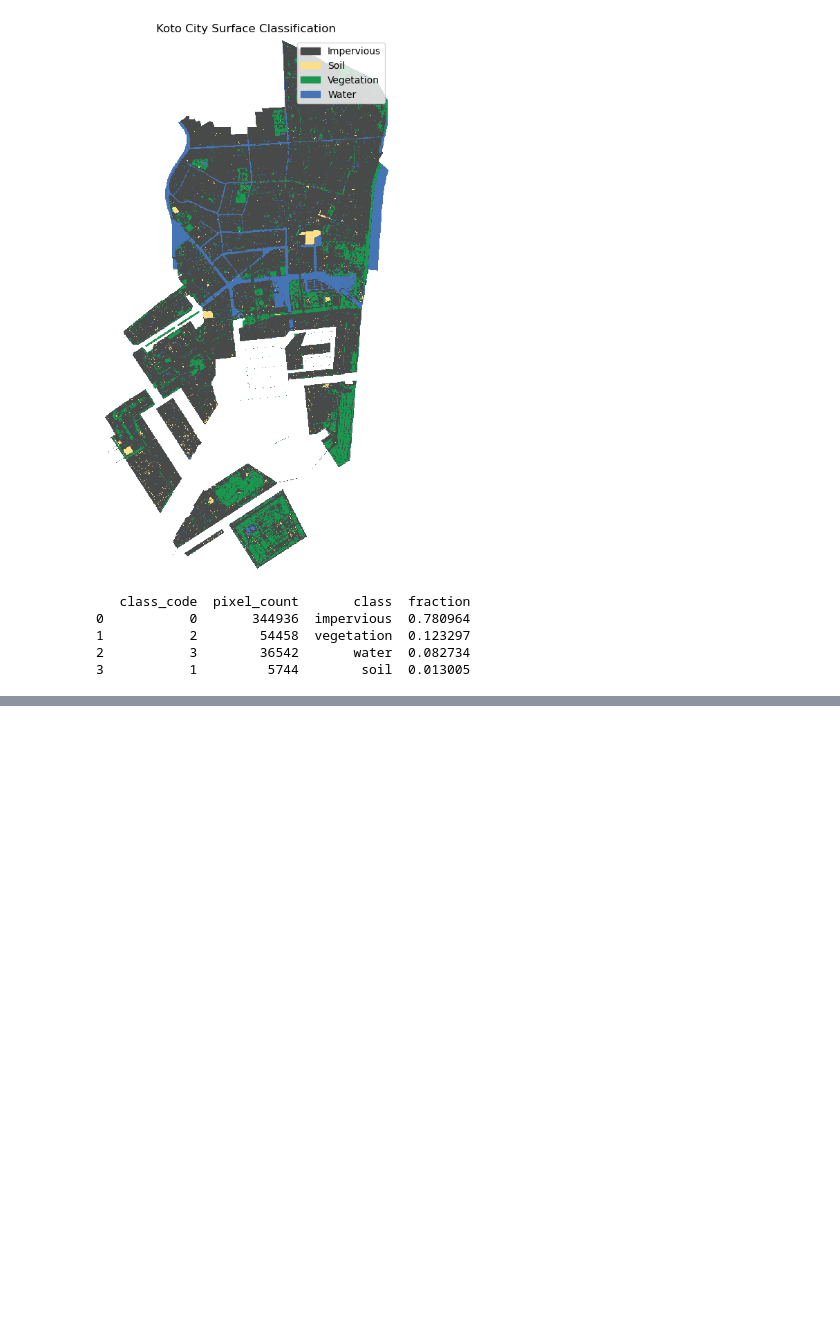
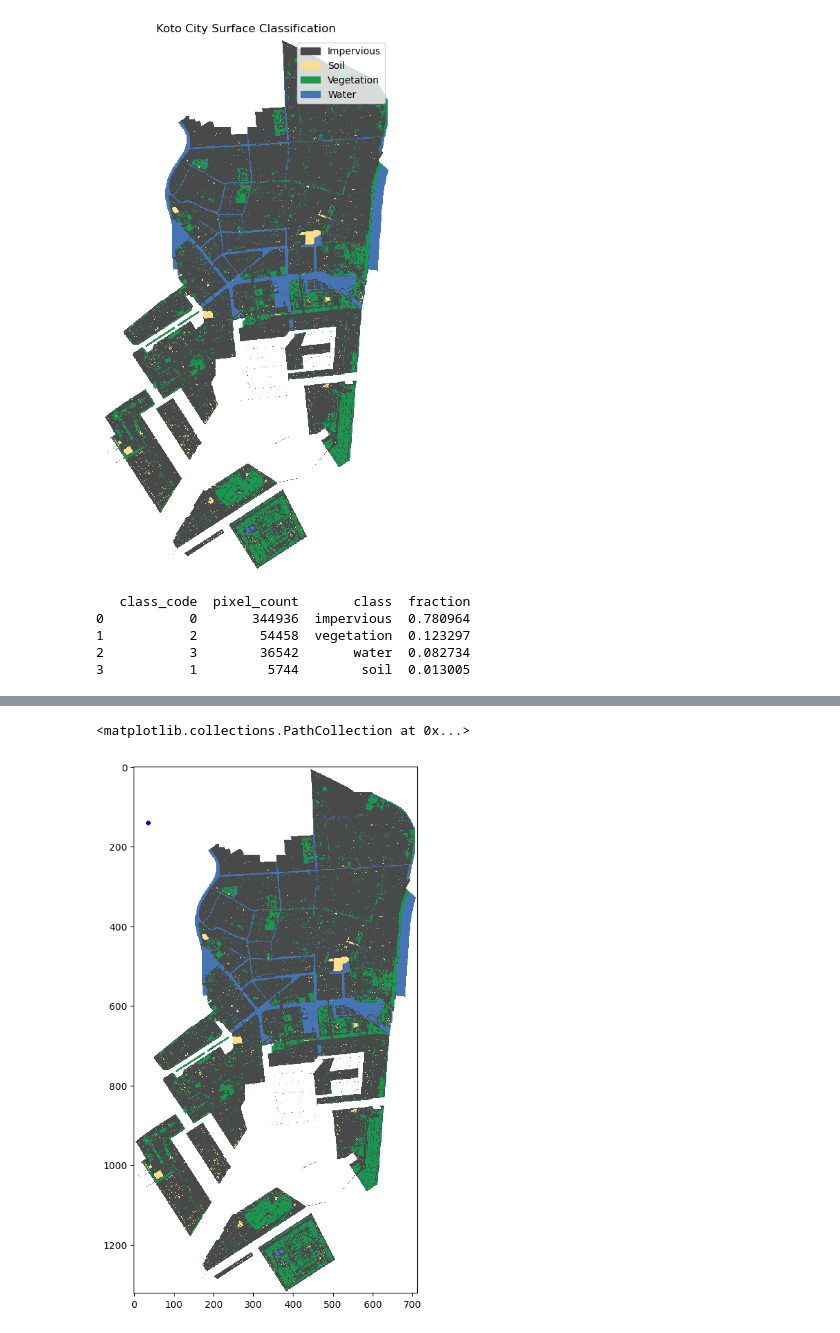
Before and after one commit to foozdemiroglu-gif/MP411-Tokyo, a Jupyter notebook: Drainage_analysis.ipynb, the cells around one changed output, grey strips where cells are left out. Cells and saved outputs as stored; diff of their text form; code cells hidden in the pictures; blank space fills up the shorter version.

```diff
--- a/Drainage_analysis.ipynb
+++ b/Drainage_analysis.ipynb
@@ -642,0 +646,22 @@ max_inundation_depth = 3000 # mm
+# %%
+#Loading shinsui kotonaibu data csv, and converting to projected CRS for analysis
+inundation_data = gpd.read_file("shinsui_koutounaibu.csv", crs="EPSG:32654")
+inundation_gdf = gpd.GeoDataFrame(inundation_data, geometry=gpd.points_from_xy(inundation_data['latitude'], inundation_data['longitude']), crs="EPSG:32654")
+# %%
+#Plotting the inundation depth data on top of the classified land cover map for Koto City
+
+
+plt.figure(figsize=(12, 10))
+
+plt.imshow(
+    display_array,
+    cmap=ListedColormap(colors),
+    vmin=0,
+    vmax=len(class_names) - 1,
+    interpolation="nearest",
+)
+plt.scatter(inundation_gdf.geometry.x, inundation_gdf.geometry.y,
+            color='b', s=10, label='Inundation Depth Points', alpha=0.5)
+# %% [output]
+<matplotlib.collections.PathCollection at 0x...>
+[figure, added]
```
Also changed, not shown: parts of 7 cells of this notebook, 1 other file.
